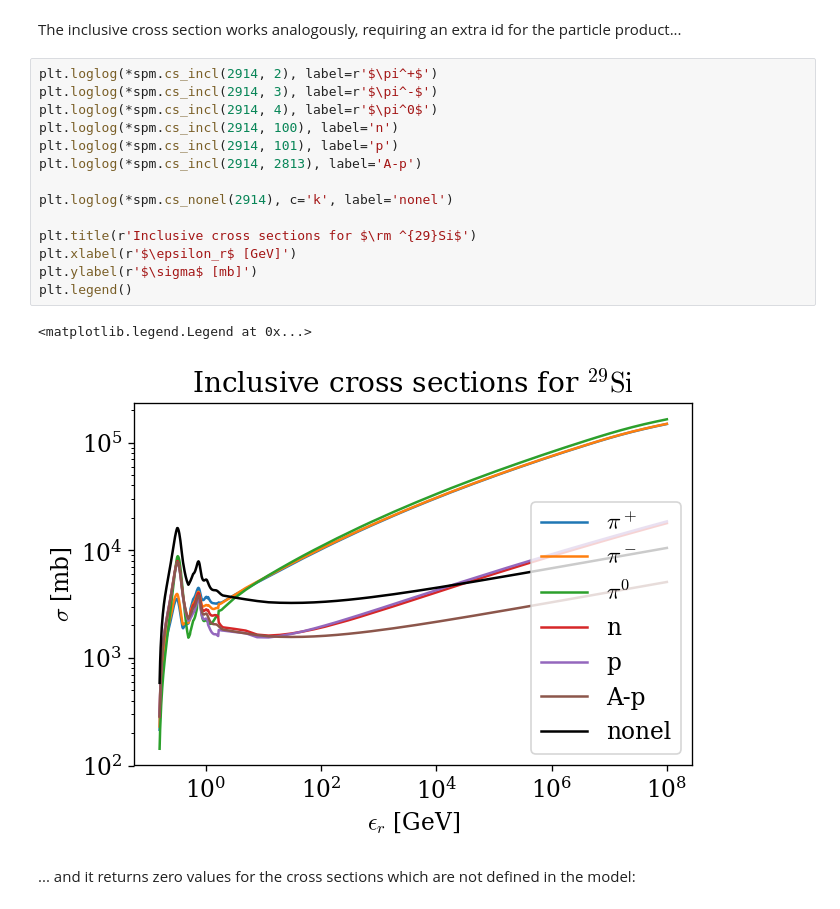
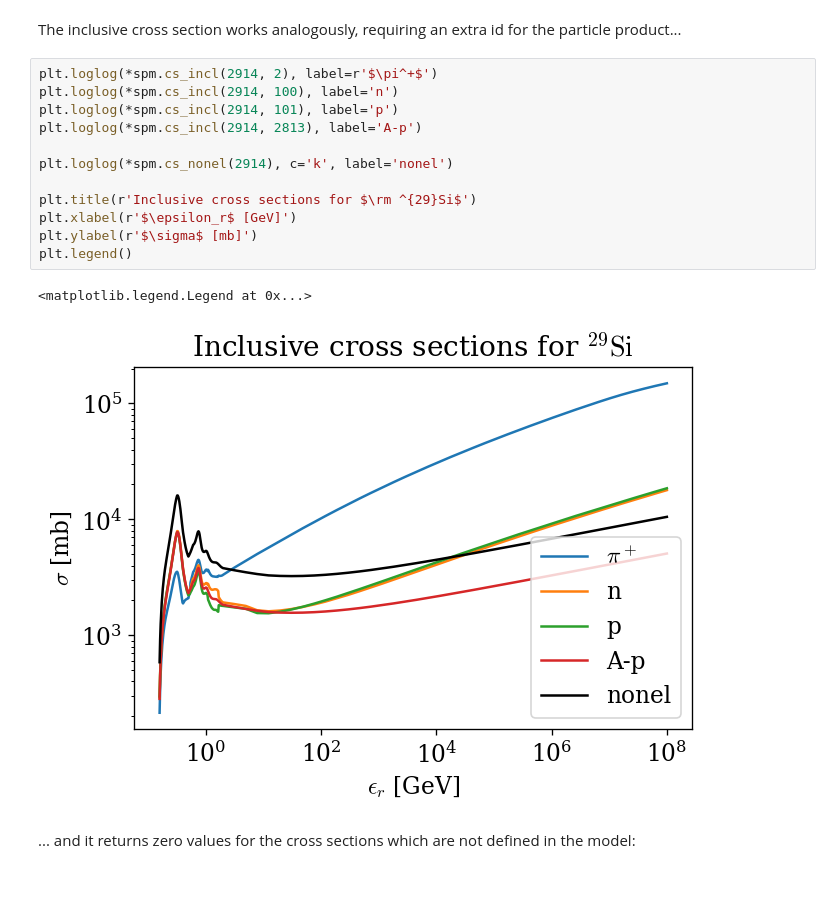
Before and after one commit to mohller/AstroPhoMes, a Jupyter notebook: examples/Howto_example.ipynb, the cells around one changed output. Saved outputs shown, nothing was run; the diff lists cells and outputs as text.

```diff
--- a/examples/Howto_example.ipynb
+++ b/examples/Howto_example.ipynb
@@ -57,21 +57,19 @@ Text(0,0.5,'$\\sigma$ [mb]')
 The inclusive cross section works analogously, requiring an extra id for the particle product...
 # %%
 plt.loglog(*spm.cs_incl(2914, 2), label=r'$\pi^+$')
-plt.loglog(*spm.cs_incl(2914, 3), label=r'$\pi^-$')
-plt.loglog(*spm.cs_incl(2914, 4), label=r'$\pi^0$')
 plt.loglog(*spm.cs_incl(2914, 100), label='n')
 plt.loglog(*spm.cs_incl(2914, 101), label='p')
 plt.loglog(*spm.cs_incl(2914, 2813), label='A-p')
 
 plt.loglog(*spm.cs_nonel(2914), c='k', label='nonel')
 
 plt.title(r'Inclusive cross sections for $\rm ^{29}Si$')
 plt.xlabel(r'$\epsilon_r$ [GeV]')
 plt.ylabel(r'$\sigma$ [mb]')
 plt.legend()
 # %% [output]
 <matplotlib.legend.Legend at 0x...>
-[figure, old version]
+[figure, new version]
 # %% [markdown]
 ... and it returns zero values for the cross sections which are not defined in the model:
 # %%
```
Also changed, not shown: parts of 6 cells of this notebook, 1 other file.
